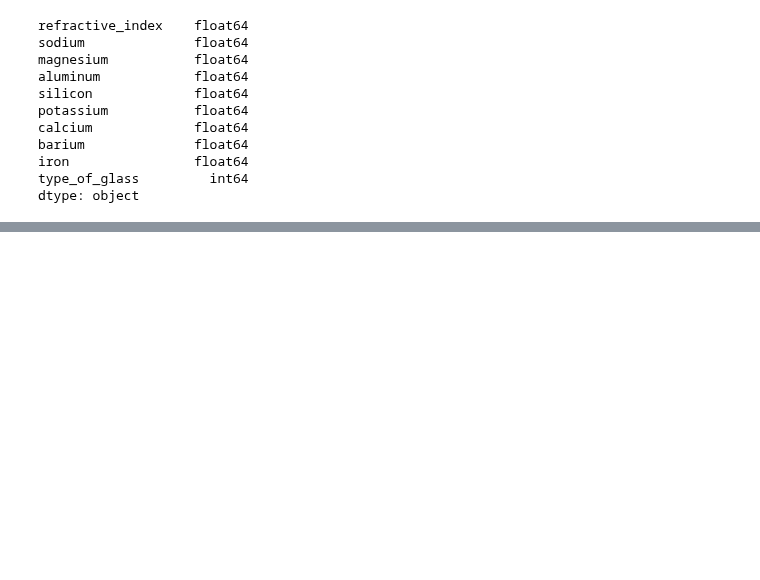
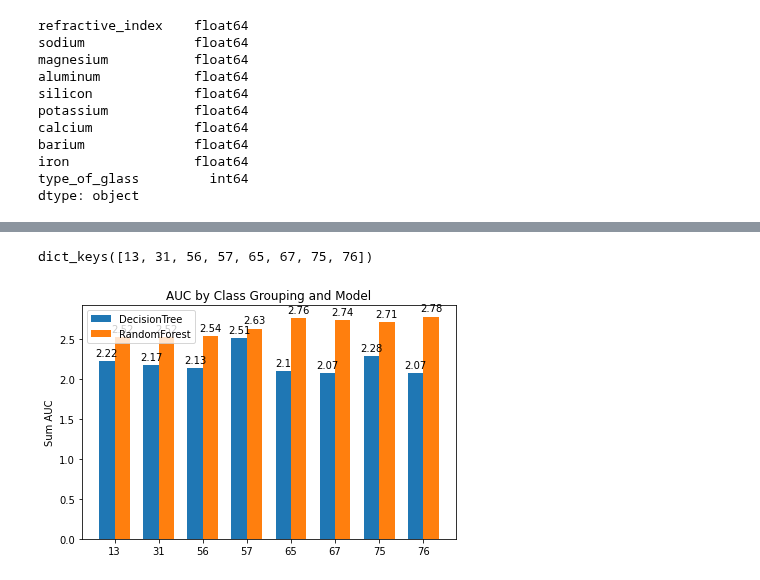
Before and after one commit to felipehigon/Batman, a Jupyter notebook: HungerGamesFelipe_4.ipynb, the cells around one changed output, grey strips where cells are left out. Cells and saved outputs as stored; diff of their text form; code cells hidden in the pictures; blank space fills up the shorter version.

```diff
--- a/HungerGamesFelipe_4.ipynb
+++ b/HungerGamesFelipe_4.ipynb
@@ -292,0 +302,9 @@ dtype: object
+# %%
+def Matrix(Y_true,Y_pred):
+  confm=pd.crosstab(Y_true, Y_pred)
+  d_cm=pd.DataFrame(confm, index=None)
+  grafica=sns.heatmap(d_cm,cmap='Pastel1', annot=True)
+  plt.ylabel('Valores verdaderos')
+  plt.xlabel('Predicciones')
+  grafica.set(xlabel='Verdaderos', ylabel='Predicciones')
+  plt.show()
@@ -292,0 +481,6 @@ dtype: object
+# %%
+np.random.seed(123)
+param_grid = {'max_depth': [3,4,5,6,7,8,9,10,11], 'min_samples_split': [2,3,4,5,6,7],
+              'max_features': list(range(1,10)), 'n_estimators':[30,31]}
+scoring="f1_micro"
+modelo_AUC_T, modelo_AUC_R, AUC_best, AUC_R = GenerateModel(X_train,Y_train,X_test,Y_test,param_grid,scoring,plot_curve=False, Print=False)
@@ -292,0 +553,48 @@ dtype: object
+# %%
+modelos.keys()
+# %% [output]
+dict_keys([13, 31, 56, 57, 65, 67, 75, 76])
+# %%
+import matplotlib
+import matplotlib.pyplot as plt
+
+
+labels = modelos.keys()
+#DecisionTree = modelos[][4]
+#RandomForest = modelos[][5]
+
+x = np.arange(len(labels))  # the label locations
+width = 0.35  # the width of the bars
+
+fig, ax = plt.subplots()
+rects1 = ax.bar(x - width/2, DecisionTree, width, label='DecisionTree')
+rects2 = ax.bar(x + width/2, RandomForest, width, label='RandomForest')
+
+# Add some text for labels, title and custom x-axis tick labels, etc.
+ax.set_ylabel('Sum AUC')
+ax.set_title('AUC by Class Grouping and Model')
+ax.set_xticks(x)
+ax.set_xticklabels(labels)
+ax.legend()
+
+
+
+def autolabel(rects):
+    """Attach a text label above each bar in *rects*, displaying its height."""
+    for rect in rects:
+        height = rect.get_height()
+        ax.annotate('{}'.format(height),
+                    xy=(rect.get_x() + rect.get_width() / 2, height),
+                    xytext=(0, 3),  # 3 points vertical offset
+                    textcoords="offset points",
+                    ha='center', va='bottom')
+
+
+autolabel(rects1)
+autolabel(rects2)
+
+fig.tight_layout()
+
+plt.show()
+# %% [output]
+[figure, added]
```
Also changed, not shown: parts of 16 cells of this notebook.
